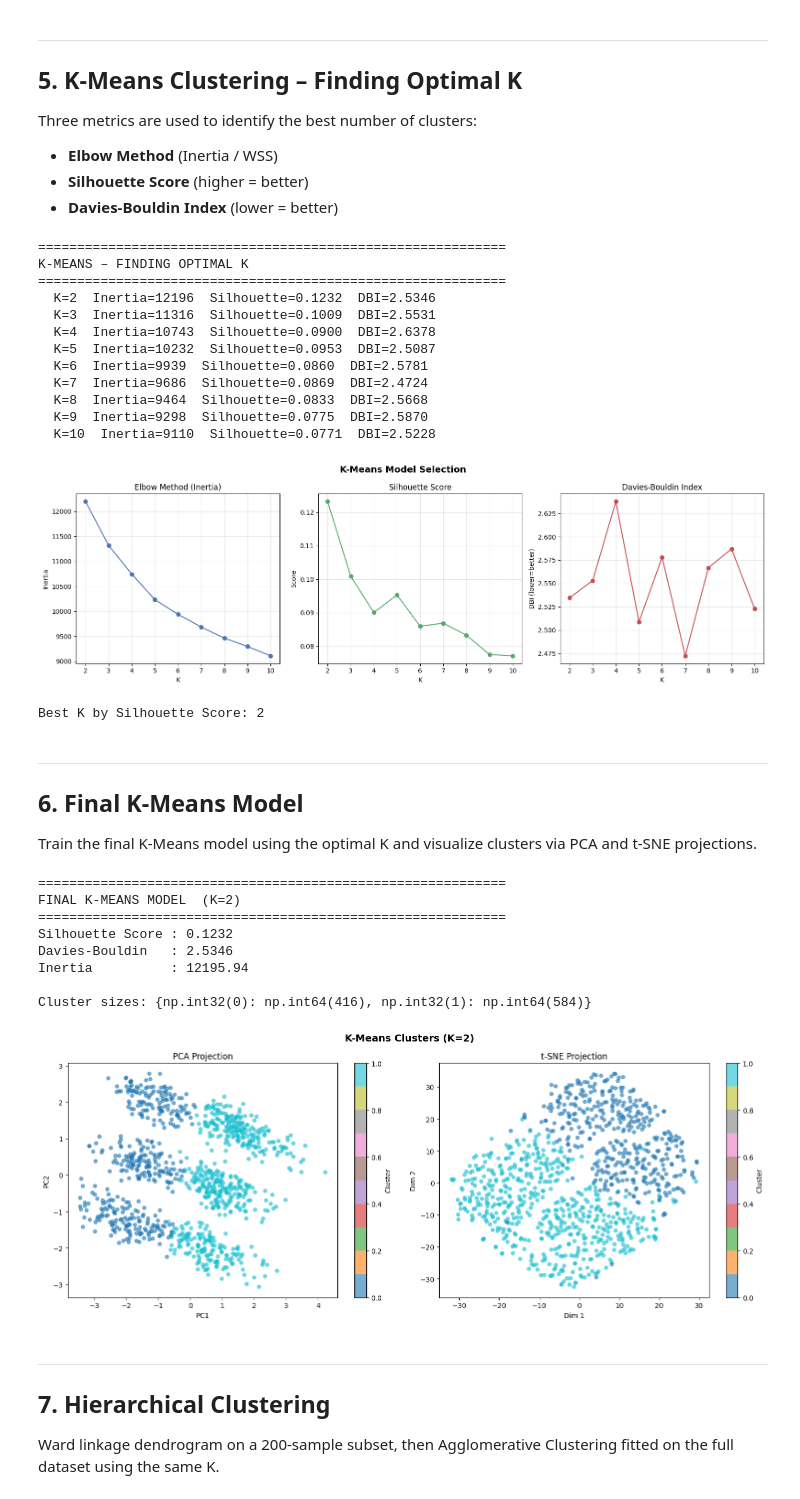
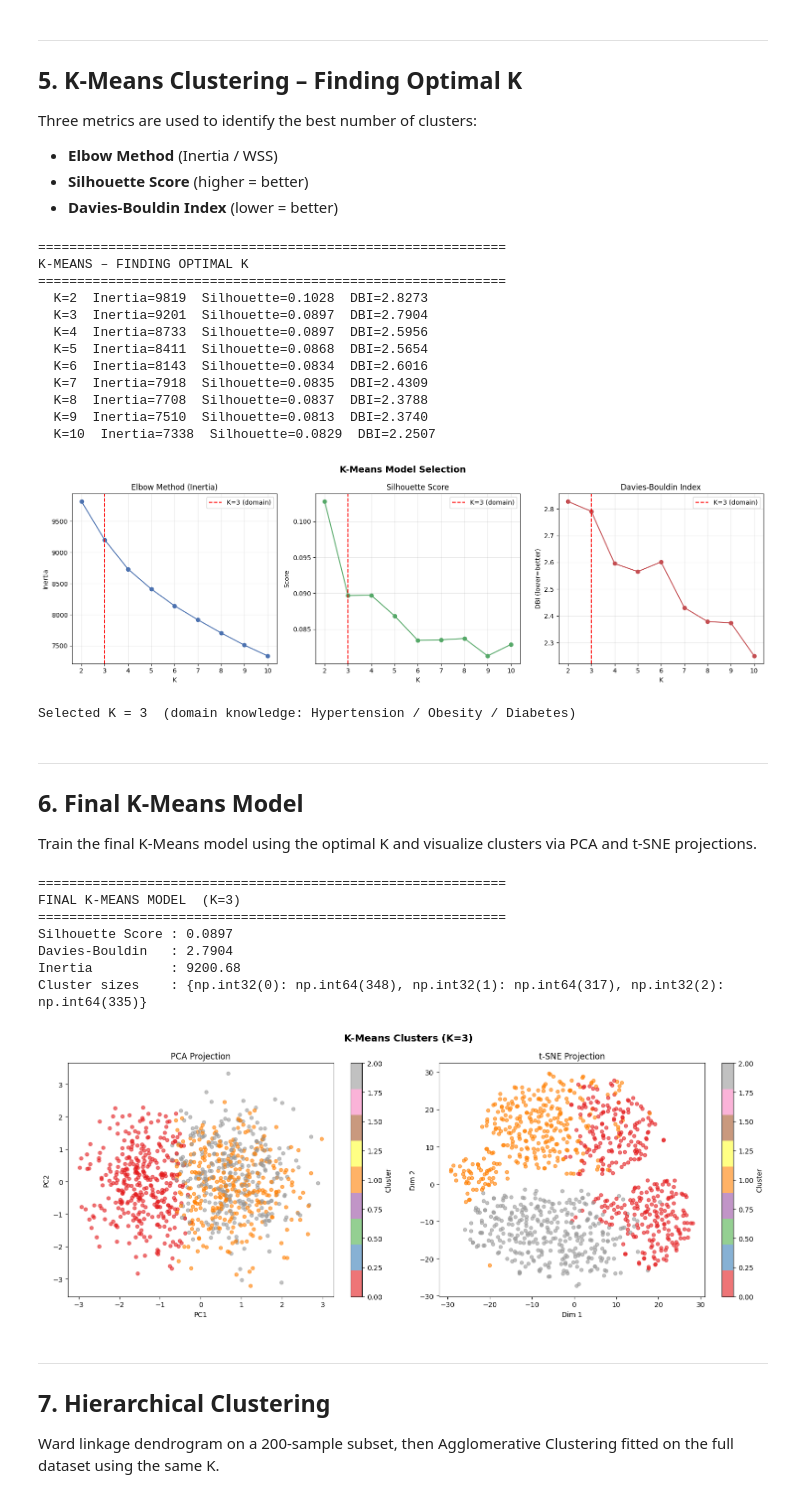
Before and after one commit to Fahad-Nawar/Dietary-analysis, a Jupyter notebook: dietary_analysis.ipynb, the cells around one changed output. Cells and saved outputs as stored; diff of their text form; code cells hidden in the pictures.

```diff
--- a/dietary_analysis.ipynb
+++ b/dietary_analysis.ipynb
@@ -146,13 +152,15 @@ print("=" * 60)
 # Disease_Type saved for post-hoc validation only, NOT a clustering input
 labels_disease = df["Disease_Type"].copy()
 
-# 12 numerical + 2 categorical = 14 features total
+# Removed redundant features (see correlation matrix):
+#   Weight_kg      — r=0.80 with BMI (BMI is medically preferred)
+#   Physical_Activity_Level — r=0.94 with Weekly_Exercise_Hours (near-duplicate)
+#   Height_cm      — near-zero correlation with everything else
 numerical = [
-    "Age", "Weight_kg", "Height_cm", "BMI", "Daily_Caloric_Intake",
+    "Age", "BMI", "Daily_Caloric_Intake",
     "Cholesterol_mg/dL", "Blood_Pressure_mmHg", "Glucose_mg/dL",
     "Weekly_Exercise_Hours", "Adherence_to_Diet_Plan",
-    "Dietary_Nutrient_Imbalance_Score",
-    "Physical_Activity_Level"   # ordinal: 1=Sedentary, 2=Moderate, 3=Active
+    "Dietary_Nutrient_Imbalance_Score"
 ]
 
 categorical = ["Gender", "Preferred_Cuisine"]
@@ -163,7 +171,7 @@ le = LabelEncoder()
 for col in categorical:
     df_encoded[col] = le.fit_transform(df_encoded[col])
 
-print(f"Numerical features ({len(numerical)}): {numerical}")
+print(f"Numerical features  ({len(numerical)}): {numerical}")
 print(f"Categorical features ({len(categorical)}): {categorical}")
 print(f"Feature matrix shape: {df_encoded.shape}")
 
@@ -237,7 +245,7 @@ Three metrics are used to identify the best number of clusters:
 - **Davies-Bouldin Index** (lower = better)
 # %%
 print("\n" + "=" * 60)
-print("K-MEANS \u2013 FINDING OPTIMAL K")
+print("K-MEANS – FINDING OPTIMAL K")
 print("=" * 60)
 
 inertias, silhouettes, dbi_scores = [], [], []
@@ -256,38 +264,45 @@ fig, axes = plt.subplots(1, 3, figsize=(16, 5))
 fig.suptitle("K-Means Model Selection", fontsize=14, fontweight="bold")
 
 axes[0].plot(K_range, inertias, marker="o", color="#4C72B0")
+axes[0].axvline(3, color="red", linestyle="--", label="K=3 (domain)")
 axes[0].set_title("Elbow Method (Inertia)")
-axes[0].set_xlabel("K"); axes[0].set_ylabel("Inertia"); axes[0].grid(alpha=0.3)
+axes[0].set_xlabel("K"); axes[0].set_ylabel("Inertia")
+axes[0].legend(); axes[0].grid(alpha=0.3)
 
 axes[1].plot(K_range, silhouettes, marker="o", color="#55A868")
+axes[1].axvline(3, color="red", linestyle="--", label="K=3 (domain)")
 axes[1].set_title("Silhouette Score")
-axes[1].set_xlabel("K"); axes[1].set_ylabel("Score"); axes[1].grid(alpha=0.3)
+axes[1].set_xlabel("K"); axes[1].set_ylabel("Score")
+axes[1].legend(); axes[1].grid(alpha=0.3)
 
 axes[2].plot(K_range, dbi_scores, marker="o", color="#C44E52")
+axes[2].axvline(3, color="red", linestyle="--", label="K=3 (domain)")
 axes[2].set_title("Davies-Bouldin Index")
-axes[2].set_xlabel("K"); axes[2].set_ylabel("DBI (lower=better)"); axes[2].grid(alpha=0.3)
+axes[2].set_xlabel("K"); axes[2].set_ylabel("DBI (lower=better)")
+axes[2].legend(); axes[2].grid(alpha=0.3)
 
 plt.tight_layout()
 plt.savefig("kmeans_selection.png", dpi=150)
 plt.show()
 
-best_k = K_range[np.argmax(silhouettes)]
-print(f"\nBest K by Silhouette Score: {best_k}")
+# Domain knowledge override: dataset has 3 known disease groups
+best_k = 3
+print(f"\nSelected K = {best_k}  (domain knowledge: Hypertension / Obesity / Diabetes)")
 # %% [output]
 ============================================================
 K-MEANS – FINDING OPTIMAL K
 ============================================================
-  K=2  Inertia=12196  Silhouette=0.1232  DBI=2.5346
-  K=3  Inertia=11316  Silhouette=0.1009  DBI=2.5531
-  K=4  Inertia=10743  Silhouette=0.0900  DBI=2.6378
-  K=5  Inertia=10232  Silhouette=0.0953  DBI=2.5087
-  K=6  Inertia=9939  Silhouette=0.0860  DBI=2.5781
-  K=7  Inertia=9686  Silhouette=0.0869  DBI=2.4724
-  K=8  Inertia=9464  Silhouette=0.0833  DBI=2.5668
-  K=9  Inertia=9298  Silhouette=0.0775  DBI=2.5870
-  K=10  Inertia=9110  Silhouette=0.0771  DBI=2.5228
+  K=2  Inertia=9819  Silhouette=0.1028  DBI=2.8273
+  K=3  Inertia=9201  Silhouette=0.0897  DBI=2.7904
+  K=4  Inertia=8733  Silhouette=0.0897  DBI=2.5956
+  K=5  Inertia=8411  Silhouette=0.0868  DBI=2.5654
+  K=6  Inertia=8143  Silhouette=0.0834  DBI=2.6016
+  K=7  Inertia=7918  Silhouette=0.0835  DBI=2.4309
+  K=8  Inertia=7708  Silhouette=0.0837  DBI=2.3788
+  K=9  Inertia=7510  Silhouette=0.0813  DBI=2.3740
+  K=10  Inertia=7338  Silhouette=0.0829  DBI=2.2507
-[figure, old version]
+[figure, new version]
-Best K by Silhouette Score: 2
+Selected K = 3  (domain knowledge: Hypertension / Obesity / Diabetes)
 # %% [markdown]
 ---
 ## 6. Final K-Means Model
@@ -296,46 +311,43 @@ Train the final K-Means model using the optimal K and visualize clusters via PCA
 print("\n" + "=" * 60)
 print(f"FINAL K-MEANS MODEL  (K={best_k})")
 print("=" * 60)
 
 km_final = KMeans(n_clusters=best_k, random_state=42, n_init=10)
 km_labels = km_final.fit_predict(X_scaled)
 
 sil = silhouette_score(X_scaled, km_labels)
 dbi = davies_bouldin_score(X_scaled, km_labels)
 print(f"Silhouette Score : {sil:.4f}")
 print(f"Davies-Bouldin   : {dbi:.4f}")
 print(f"Inertia          : {km_final.inertia_:.2f}")
+print(f"Cluster sizes    : {dict(zip(*np.unique(km_labels, return_counts=True)))}")
 
-# Cluster sizes
-print(f"\nCluster sizes: {dict(zip(*np.unique(km_labels, return_counts=True)))}")
-
-# Visualize clusters – PCA
+# Visualize clusters with categorical colormap for clear separation
 fig, axes = plt.subplots(1, 2, figsize=(15, 6))
 fig.suptitle(f"K-Means Clusters (K={best_k})", fontsize=14, fontweight="bold")
 
 scatter1 = axes[0].scatter(X_pca[:, 0], X_pca[:, 1],
-                           c=km_labels, cmap="tab10", alpha=0.6, s=25)
+                           c=km_labels, cmap="Set1", alpha=0.6, s=25)
 axes[0].set_title("PCA Projection"); axes[0].set_xlabel("PC1"); axes[0].set_ylabel("PC2")
 plt.colorbar(scatter1, ax=axes[0], label="Cluster")
 
 scatter2 = axes[1].scatter(X_tsne[:, 0], X_tsne[:, 1],
-                           c=km_labels, cmap="tab10", alpha=0.6, s=25)
+                           c=km_labels, cmap="Set1", alpha=0.6, s=25)
 axes[1].set_title("t-SNE Projection"); axes[1].set_xlabel("Dim 1"); axes[1].set_ylabel("Dim 2")
 plt.colorbar(scatter2, ax=axes[1], label="Cluster")
 
 plt.tight_layout()
 plt.savefig("kmeans_clusters.png", dpi=150)
 plt.show()
 # %% [output]
 ============================================================
-FINAL K-MEANS MODEL  (K=2)
+FINAL K-MEANS MODEL  (K=3)
 ============================================================
-Silhouette Score : 0.1232
-Davies-Bouldin   : 2.5346
-Inertia          : 12195.94
-
-Cluster sizes: {np.int32(0): np.int64(416), np.int32(1): np.int64(584)}
+Silhouette Score : 0.0897
+Davies-Bouldin   : 2.7904
+Inertia          : 9200.68
+Cluster sizes    : {np.int32(0): np.int64(348), np.int32(1): np.int64(317), np.int32(2): np.int64(335)}
-[figure, old version]
+[figure, new version]
 # %% [markdown]
 ---
 ## 7. Hierarchical Clustering
```
Also changed, not shown: parts of 14 cells of this notebook, 12 other files.
